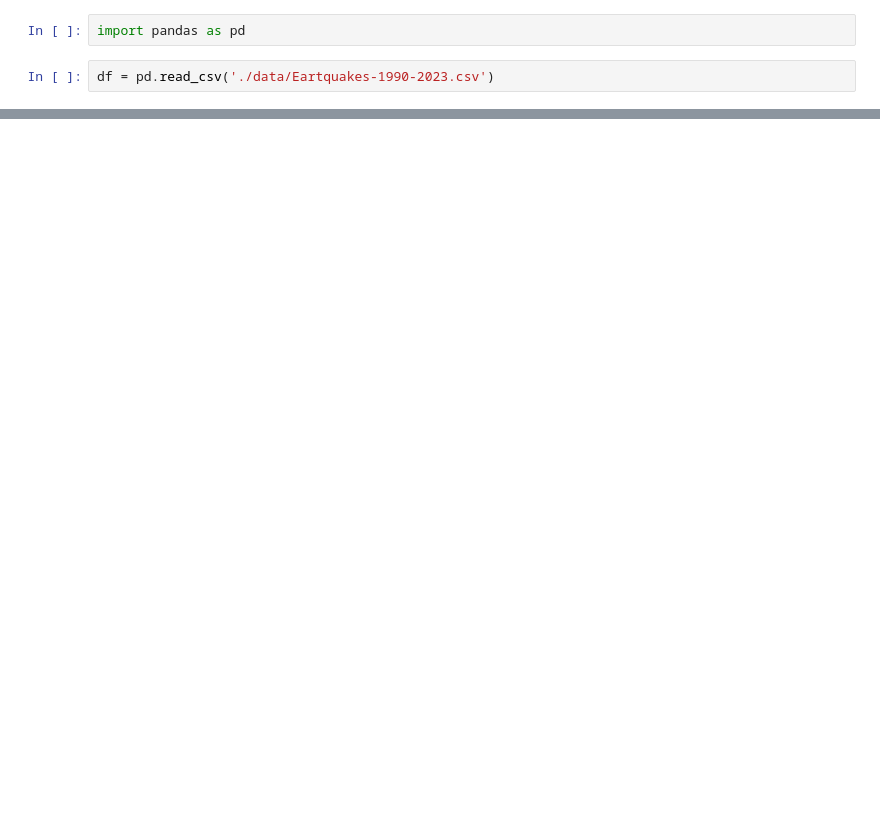
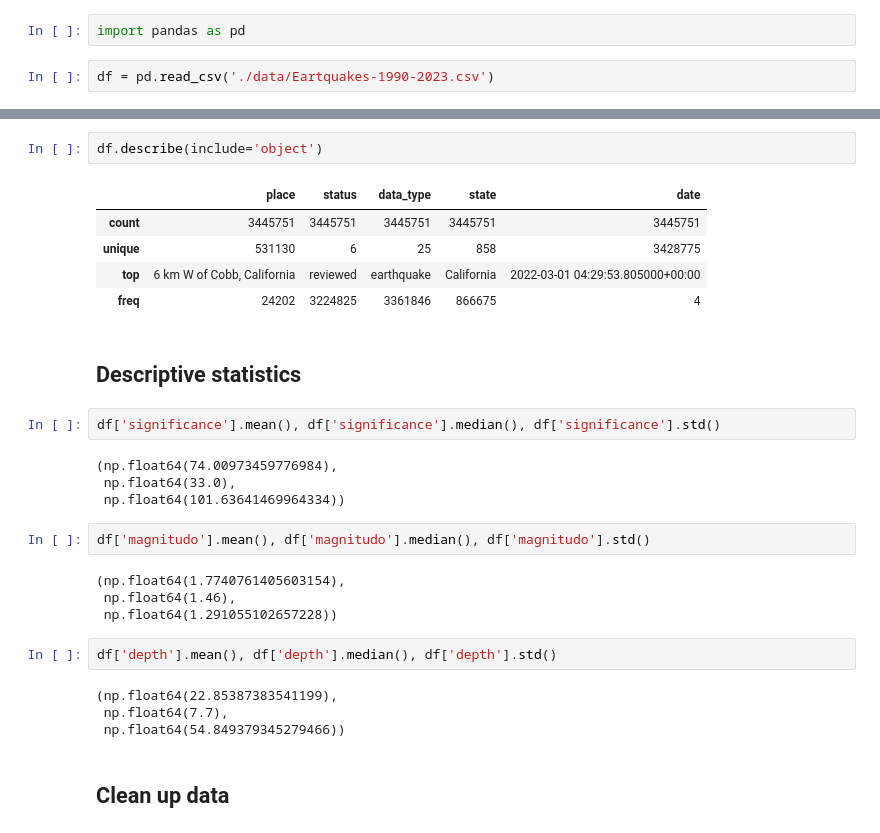
Before and after one commit to DenisIndenbom/DSBA-analytical-project, a Jupyter notebook: project.ipynb, the cells around one changed output, grey strips where cells are left out. Saved outputs shown, nothing was run; the diff lists cells and outputs as text; blank space fills up the shorter version.

```diff
--- a/project.ipynb
+++ b/project.ipynb
@@ -13,0 +34,30 @@ df.head()
+# %%
+df.describe(include='object')
+# %% [output]
+|  | place | status | data_type | state | date |
+| count | 3445751 | 3445751 | 3445751 | 3445751 | 3445751 |
+| unique | 531130 | 6 | 25 | 858 | 3428775 |
+| top | 6 km W of Cobb, California | reviewed | earthquake | California | 2022-03-01 04:29:53.805000+00:00 |
+| freq | 24202 | 3224825 | 3361846 | 866675 | 4 |
+# %% [markdown]
+## Descriptive statistics
+# %%
+df['significance'].mean(), df['significance'].median(), df['significance'].std()
+# %% [output]
+(np.float64(74.00973459776984),
+ np.float64(33.0),
+ np.float64(101.63641469964334))
+# %%
+df['magnitudo'].mean(), df['magnitudo'].median(), df['magnitudo'].std()
+# %% [output]
+(np.float64(1.7740761405603154),
+ np.float64(1.46),
+ np.float64(1.291055102657228))
+# %%
+df['depth'].mean(), df['depth'].median(), df['depth'].std()
+# %% [output]
+(np.float64(22.85387383541199),
+ np.float64(7.7),
+ np.float64(54.849379345279466))
+# %% [markdown]
+## Clean up data
```
Also changed, not shown: parts of 17 cells of this notebook.
